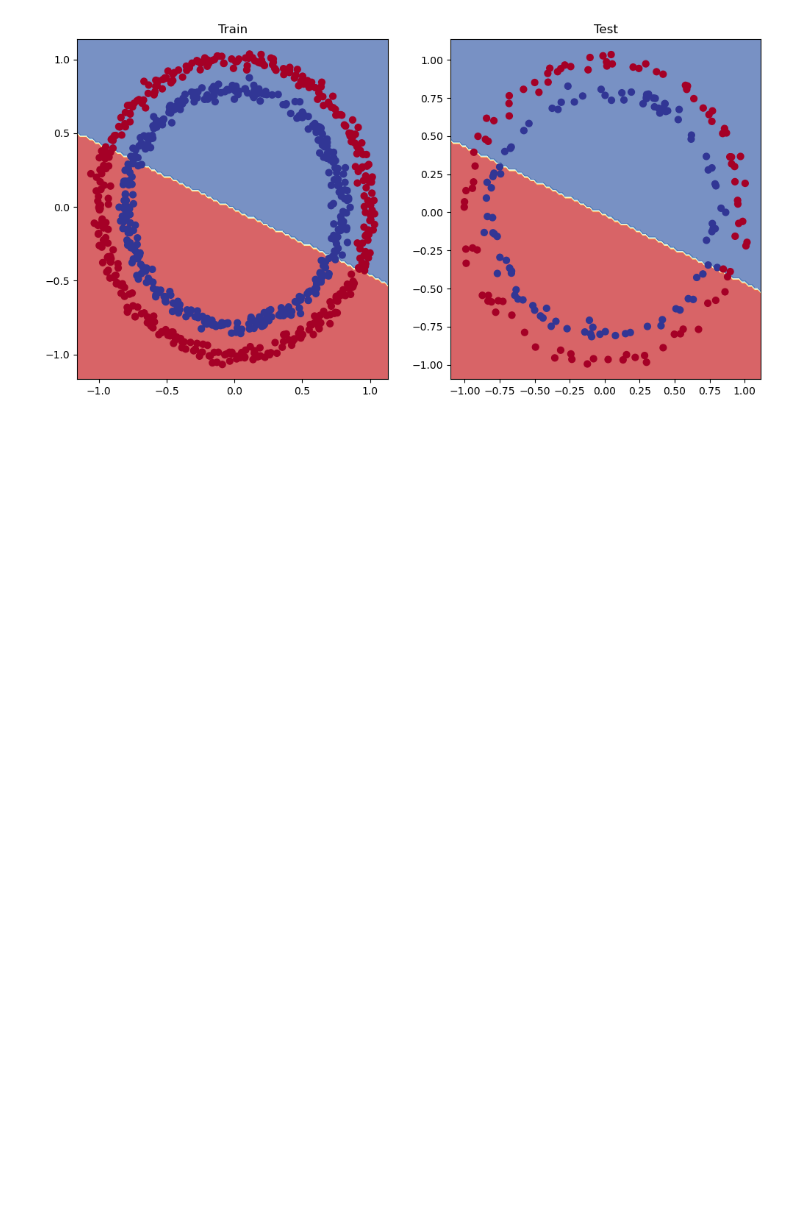
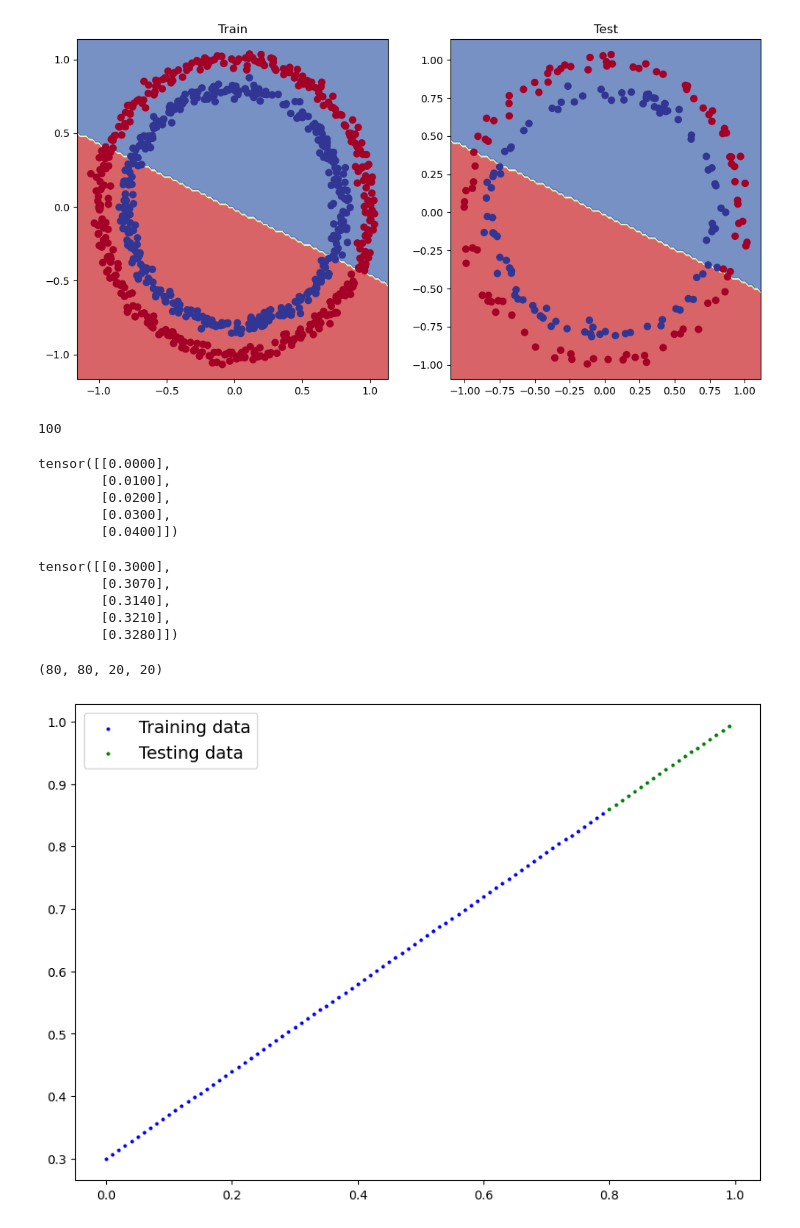
Before and after one commit to virvihuta/vh-learning-playground, a Jupyter notebook: 02_pytorch_classification.ipynb, the cells around one changed output. Saved outputs shown, nothing was run; the diff lists cells and outputs as text; code cells hidden in the pictures; blank space fills up the shorter version.

```diff
--- a/02_pytorch_classification.ipynb
+++ b/02_pytorch_classification.ipynb
@@ -387,3 +385,46 @@ plt.title('Test')
 plot_decision_boundary(model_0, X_test, y_test)
 # %% [output]
 [figure]
+# %%
+#troubleshooting
+
+weight = 0.7
+bias = 0.3
+start = 0
+end = 1
+step = 0.01
+
+X_regression = torch.arange(start, end, step).unsqueeze(dim=1)
+y_regression = weight * X_regression + bias
+
+print(len(X_regression))
+# %% [output]
+100
+# %%
+X_regression[:5]
+# %% [output]
+tensor([[0.0000],
+        [0.0100],
+        [0.0200],
+        [0.0300],
+        [0.0400]])
+# %%
+y_regression[:5]
+# %% [output]
+tensor([[0.3000],
+        [0.3070],
+        [0.3140],
+        [0.3210],
+        [0.3280]])
+# %%
+train_split = int(0.8*len(X_regression))
+X_train_reg, y_train_reg =  X_regression[:train_split], y_regression[:train_split]
+X_test_reg, y_test_reg =  X_regression[train_split:], y_regression[train_split:]
+
+len(X_train_reg), len(y_train_reg), len(X_test_reg), len(y_test_reg)
+# %% [output]
+(80, 80, 20, 20)
+# %%
+plot_predictions(train_data=X_train_reg, train_labels=y_train_reg, test_data=X_test_reg, test_labels=y_test_reg)
+# %% [output]
+[figure, added]
```
Also changed, not shown: parts of 14 cells of this notebook.
